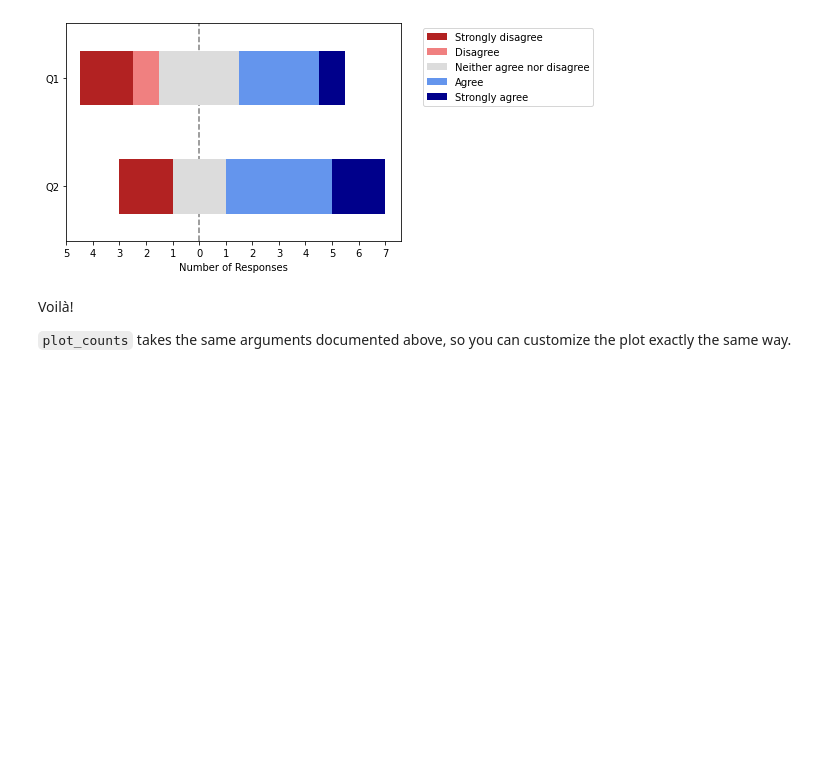
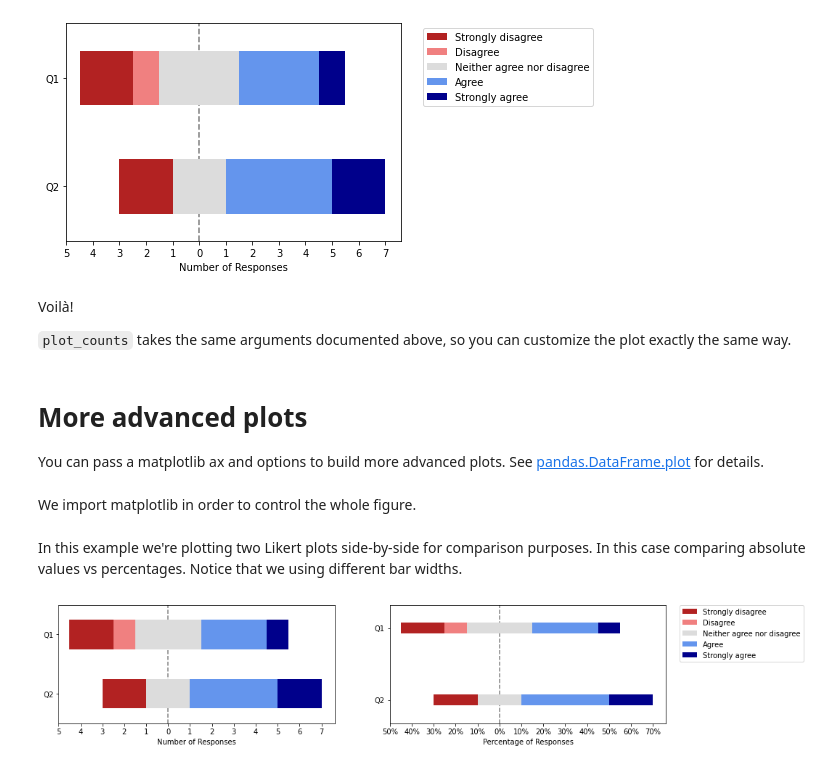
Before and after one commit to nmalkin/plot-likert, a Jupyter notebook: docs/guide.ipynb, the cells around one changed output. Cells and saved outputs as stored; diff of their text form; code cells hidden in the pictures; blank space fills up the shorter version.

Commit message:
Add an example to the guide

```diff
--- a/docs/guide.ipynb
+++ b/docs/guide.ipynb
@@ -208,3 +208,9 @@ plot_likert.plot_counts(precomputed_counts, plot_likert.scales.agree);
 Voilà!
 
 `plot_counts` takes the same arguments documented above, so you can customize the plot exactly the same way.
+# %% [markdown]
+# More advanced plots
+
+You can pass a matplotlib ax and options to build more advanced plots. See [pandas.DataFrame.plot](https://pandas.pydata.org/docs/reference/api/pandas.DataFrame.plot.html) for details.
+# %% [markdown]
+We import matplotlib in order to control the whole figure.
@@ -210,0 +219,22 @@ Voilà!
+# %% [markdown]
+In this example we're plotting two Likert plots side-by-side for comparison purposes. In this case comparing absolute values vs percentages. Notice that we using different bar widths.
+# %%
+fig, (ax1, ax2) = plt.subplots(nrows=1, ncols=2, figsize=(15,3))
+plot_likert.plot_likert(data, plot_likert.scales.agree,
+                        plot_percentage=False,  # show absolute values
+                        ax=ax1,  # show on the left-side subplot
+                        legend=0,  # hide the legend for the subplot, we'll show a single figure legend instead
+                       );
+plot_likert.plot_likert(data, plot_likert.scales.agree,
+                        plot_percentage=True,  # show percentage values
+                        ax=ax2,  # show on the right-side subplot
+                        legend=0,  # hide the legend for the subplot, we'll show a single figure legend instead
+                        width=0.15  # make the bars slimmer
+                       );
+
+# display a single legend for the whole figure
+handles, labels = ax2.get_legend_handles_labels()
+fig.legend(handles, labels, bbox_to_anchor=(1.08, .9))
+plt.show()
+# %% [output]
+[figure, added]
```
Also changed, not shown: parts of 1 cell of this notebook.
